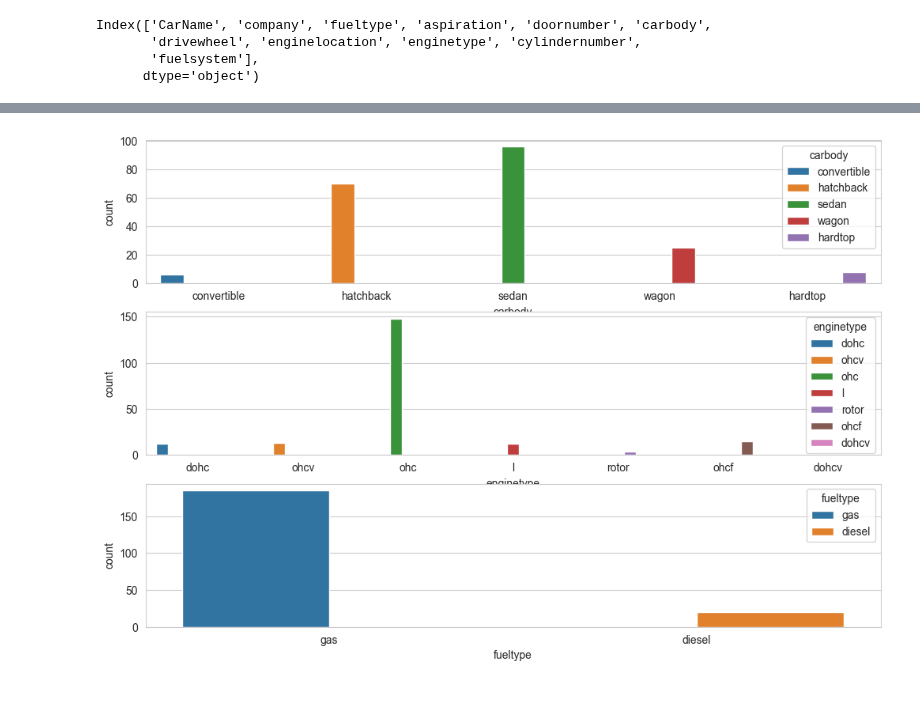
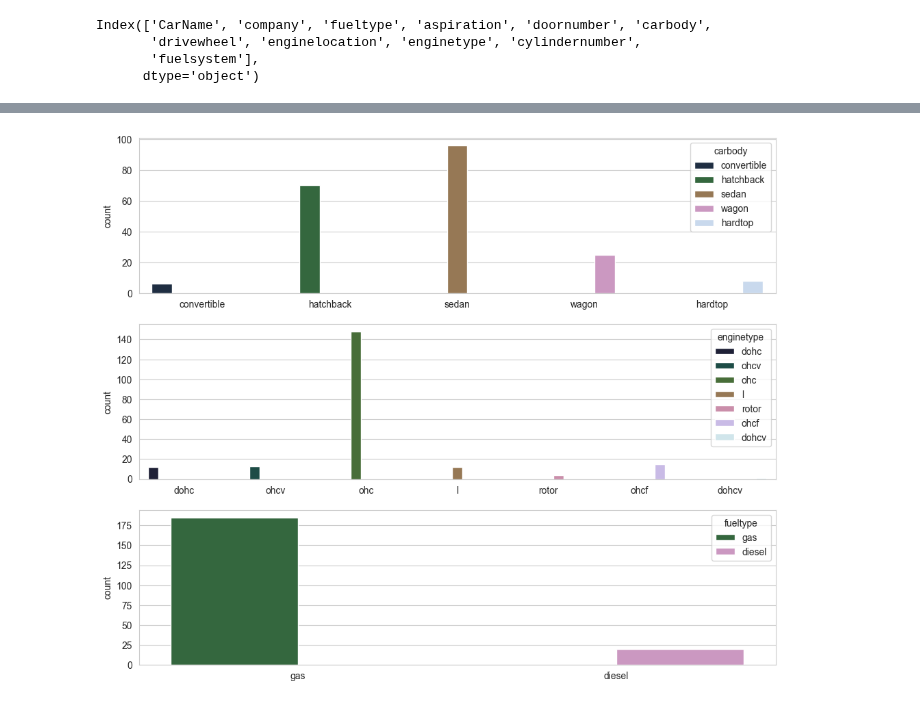
Before and after one commit to SwagAbyss/SwagML, a Jupyter notebook: Projects/Car Price prediction/car_price_prediction.ipynb, the cells around one changed output, grey strips where cells are left out. Cells and saved outputs as stored; diff of their text form; code cells hidden in the pictures.

```diff
--- a/Projects/Car Price prediction/car_price_prediction.ipynb
+++ b/Projects/Car Price prediction/car_price_prediction.ipynb
@@ -69,8 +90,8 @@ array(['alfa-romero', 'audi', 'bmw', 'chevrolet', 'dodge', 'honda',
        'vokswagen', 'volkswagen', 'vw', 'volvo'], dtype=object)
 # %%
 data['company'].replace(
-    to_replace=['maxda', 'Nissan' ,'porcshce', 'toyouta', 'vokswagen'],
-    value=['mazda', 'nissan', 'porsche', 'toyota', 'volkswagen'],
+    to_replace=['alfa-romero', 'maxda', 'Nissan' ,'porcshce', 'toyouta', 'vokswagen'],
+    value=['alfa-romeo', 'mazda', 'nissan', 'porsche', 'toyota', 'volkswagen'],
     inplace=True
 )
 data['company'].replace(
@@ -158,13 +195,16 @@ numcols = data.select_dtypes(np.number).columns
 # %%
-fig, axes = plt.subplots(ncols=1, nrows=3, figsize=(12,8))
+fig, axes = plt.subplots(ncols=1, nrows=3, figsize=(12,10))
 axes = axes.flat
 types = ['carbody', 'enginetype', 'fueltype']
 for index, column in enumerate(types):
     graph = sns.countplot(
         data=data,
         x=column,
         hue=column,
+        palette='cubehelix',
         ax=axes[index]
     )
+    axes[index].set_xlabel('')
+    axes
 # %% [output]
-[figure, old version]
+[figure, new version]
```
Also changed, not shown: parts of 10 cells of this notebook.
